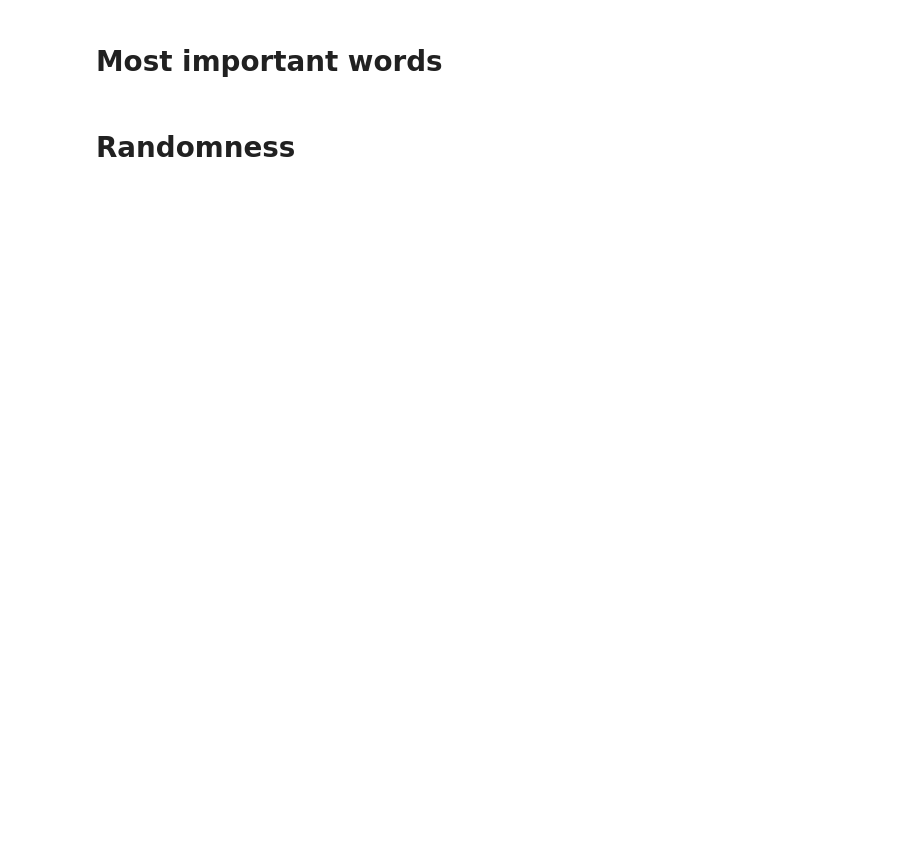
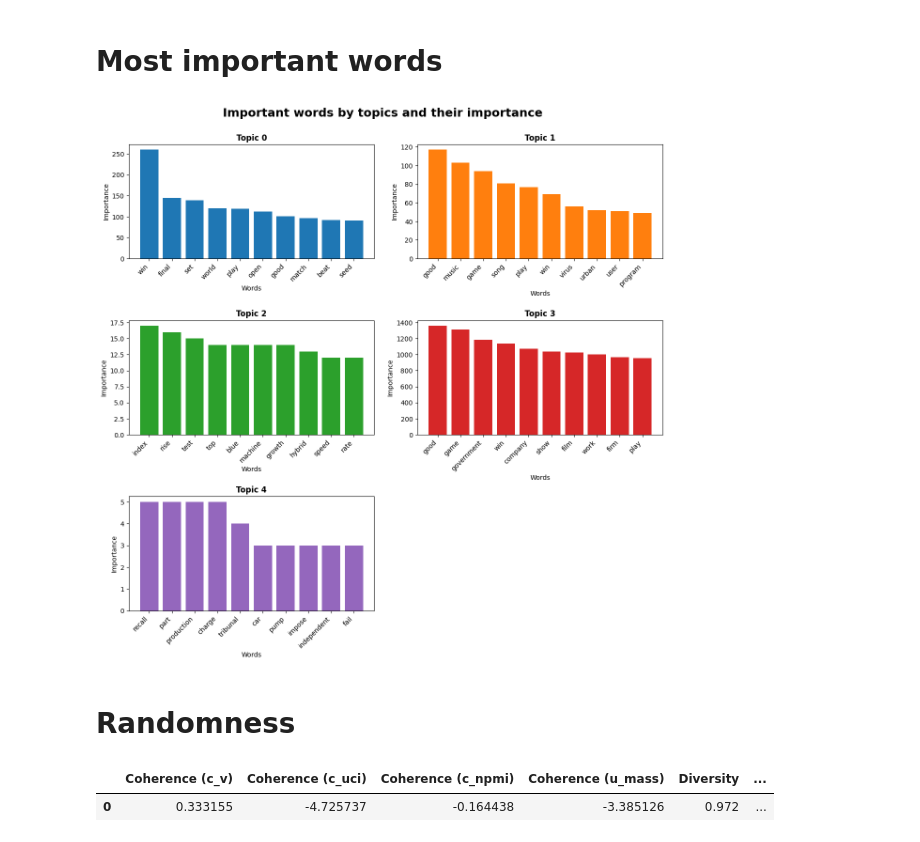
Before and after one commit to yoest/Topic-Modeling-Analysis, a Jupyter notebook: topic_modeling/vontss/test_01.ipynb, the cells around one changed output. Cells and saved outputs as stored; diff of their text form; code cells hidden in the pictures; blank space fills up the shorter version.

```diff
--- a/topic_modeling/vontss/test_01.ipynb
+++ b/topic_modeling/vontss/test_01.ipynb
@@ -160,34 +105,37 @@ TODO: randomness + most important words as with LDA
 # %%
 no_top_words = 10
 x, y = 0, 0
 colors = ['tab:blue', 'tab:orange', 'tab:green', 'tab:red', 'tab:purple']
 
 # Plotting the important words by topics and their importance
-fig, axes = plt.subplots(3, 2, figsize=(12, 12), sharey=True)
+fig, axes = plt.subplots(3, 2, figsize=(12, 12))
 fig.suptitle('Important words by topics and their importance', fontsize=18, fontweight='bold')
 
 for topic_idx, topic in enumerate(set(results_df['y_pred'].tolist())):
-    features = words_by_extracted_topics[topic].keys()
-    features_values = words_by_extracted_topics[topic].values()
-    features = [x for _, x in sorted(zip(features_values, features), reverse=True)]
+    main_words = sorted(words_by_extracted_topics[topic].items(), key=lambda x: x[1], reverse=True)[:no_top_words]
+
+    features = [x[0] for x in main_words]
+    features_values = [x[1] for x in main_words]
 
     ax = axes[x, y]
     ax.set_title(f'Topic {topic_idx}', fontsize=12, fontweight='bold')
     ax.bar(features, features_values, color=colors[topic_idx])
     ax.set_xlabel('Words')
     ax.set_ylabel('Importance')
     ax.xaxis.set_ticks(features)
     ax.set_xticklabels(features, rotation=45, ha='right')
 
     if y == 1:
         x += 1
         y = 0
     else:
         y += 1
 
 fig.delaxes(axes[2, 1])
 fig.tight_layout(pad=2.0, rect=[-0.02, -0.02, 1.02, 1])
 fig.savefig('../../figures/vontss/important_words_by_topics.png')
+# %% [output]
+[figure, added]
 # %% [markdown]
 # Randomness
 # %%
@@ -195,10 +143,13 @@ n_iter = 5
 metrics_df = pd.DataFrame()
 
 for iter in range(n_iter):
-    topic_model = TopicModel(numb_embeddings=len(set(labels)))
+    topic_model = TopicModel(numb_embeddings=num_topic)
+    y_pred, y_pred_probas = topic_model.fit_transform(documents, index=defined_keywords)
 
-    model_output = topic_model.train_model(documents)
-    y_pred, y_pred_probas = topic_model.fit_transform(documents)
+    model_output = {}
+    model_output['topics'] = [i[:topic_model.top_n_words] for i in topic_model.topics]
+    model_output['topic-word-matrix'] = topic_model.model.topics.get_topics().cpu().detach().numpy()
+    model_output['topic-document-matrix'] = topic_model.z.T
 
     results_df = pd.DataFrame()
     results_df['document'] = documents
@@ -224,4 +175,8 @@ for iter in range(n_iter):
 
     metrics_df = pd.concat([metrics_df, metrics_df_iter])
 
+metrics_df = metrics_df.mean().to_frame().T
 metrics_df
+# %% [output]
+|  | Coherence (c_v) | Coherence (c_uci) | Coherence (c_npmi) | Coherence (u_mass) | Diversity | ... |
+| 0 | 0.333155 | -4.725737 | -0.164438 | -3.385126 | 0.972 | ... |
```
Also changed, not shown: parts of 8 cells of this notebook, 4 other files.
